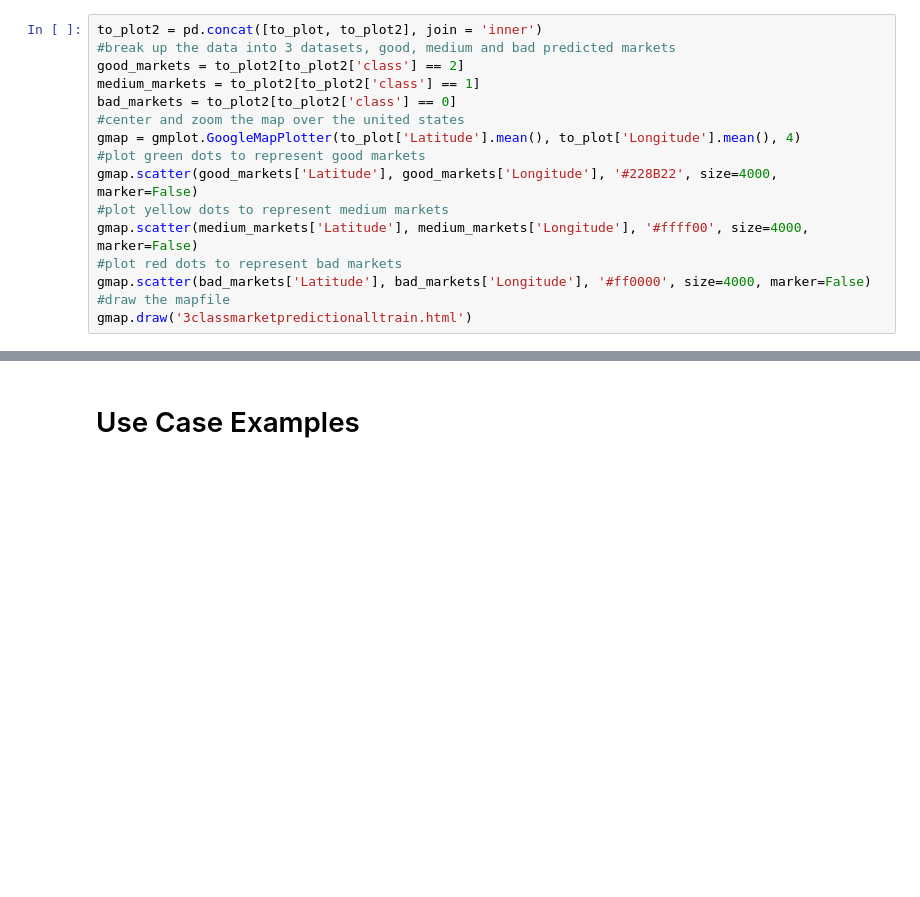
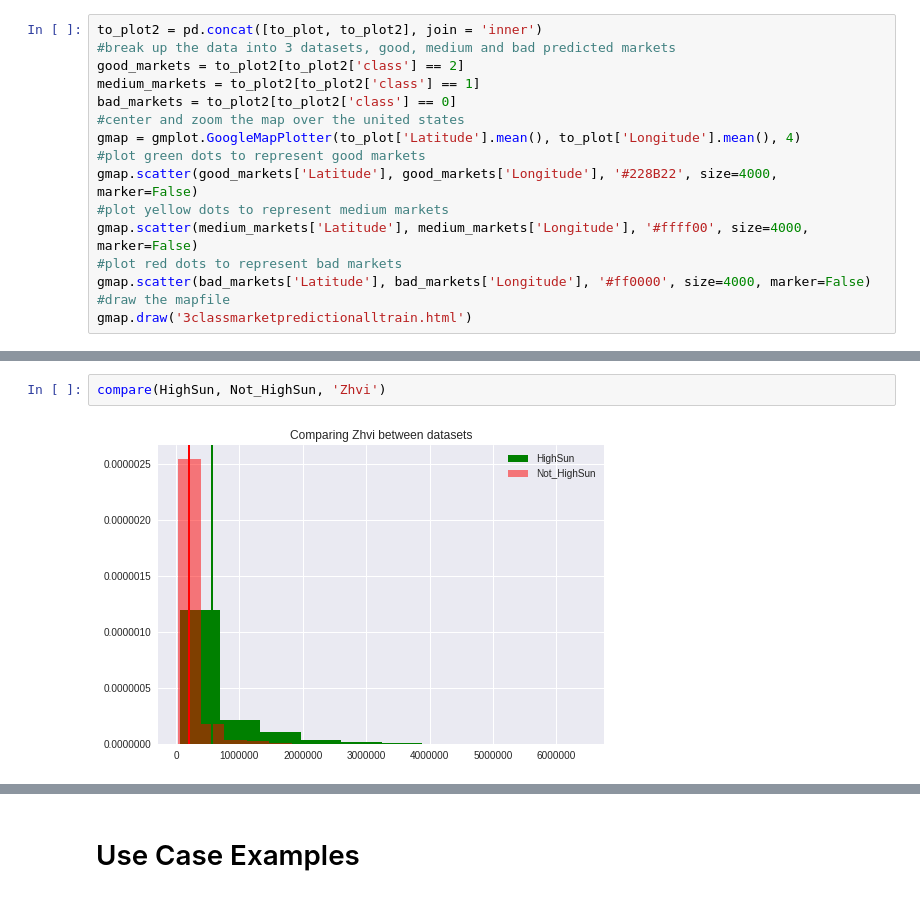
Before and after one commit to gurkpet/Solar-Panel-Market-Modeling, a Jupyter notebook: Solar Project.ipynb, the cells around one changed output, grey strips where cells are left out. Cells and saved outputs as stored; diff of their text form; blank space fills up the shorter version.

```diff
--- a/Solar Project.ipynb
+++ b/Solar Project.ipynb
@@ -501,0 +541,4 @@ gmap.draw('3classmarketpredictionalltrain.html')
+# %%
+compare(HighSun, Not_HighSun, 'Zhvi')
+# %% [output]
+[figure, added]
```
Also changed, not shown: parts of 44 cells of this notebook, 3 other files.
